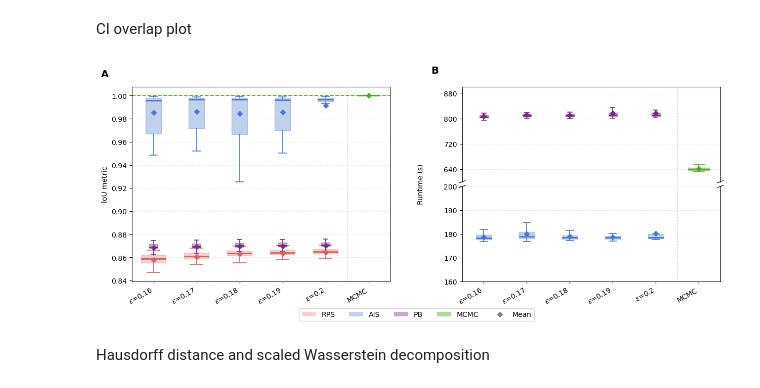
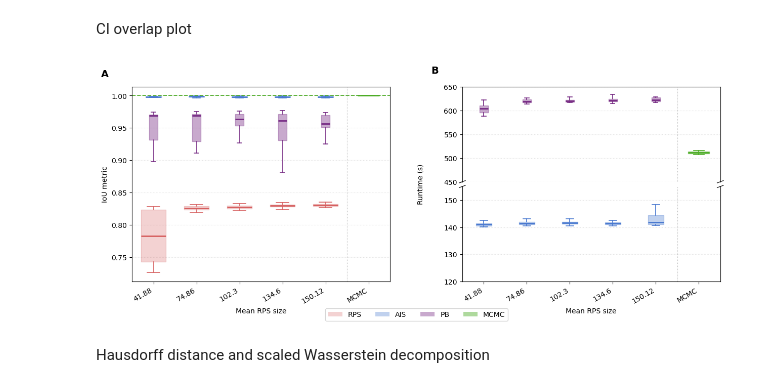
Before and after one commit to fyy2025/RHS-X, a Jupyter notebook: Code/simulation2.ipynb, the cells around one changed output. Cells and saved outputs as stored; diff of their text form; code cells hidden in the pictures.

```diff
--- a/Code/simulation2.ipynb
+++ b/Code/simulation2.ipynb
@@ -57,7 +58,7 @@ except ImportError:
 
 rows = []
 for rep, x in enumerate(data):
-    for key in eps_keys:
+    for key in theta_keys:
         rps_states = x[f"RPS_{key}_states"]
         pb_states = x[f"PB_{key}_states"]
         pb_logw = np.asarray(x[f"PB_{key}_logw"], dtype=float)
@@ -72,7 +73,7 @@ for rep, x in enumerate(data):
             new_mass = np.nan
         rows.append({
             "rep": rep,
-            "eps": float(key),
+            "theta": float(key),
             "rps_n": len(rps_states),
             "pb_n": len(pb_states),
             "pb_new_n": int(np.sum(~is_old)),
@@ -82,6 +83,6 @@ for rep, x in enumerate(data):
         })
 
 pb_overlap = pd.DataFrame(rows)
-pb_overlap.groupby("eps")[["rps_n", "pb_n", "pb_new_n", "pb_new_fraction", "pb_new_posterior_mass"]].mean()
+pb_overlap.groupby("theta")[["rps_n", "pb_n", "pb_new_n", "pb_new_fraction", "pb_new_posterior_mass"]].mean()
 # %% [output]
 |  | rps_n | pb_n | pb_new_n | pb_new_fraction | pb_new_posterior_mass |
@@ -94,3 +95,7 @@ pb_overlap.groupby("eps")[["rps_n", "pb_n", "pb_new_n", "pb_new_fraction", "pb_n
+# %%
+rps_df = pb_overlap.groupby("theta")[["rps_n", "pb_n", "pb_new_n", "pb_new_fraction", "pb_new_posterior_mass"]].mean()
+# %%
+theta_labels = [t for t in rps_df.rps_n]
 # %% [markdown]
 Posterior mean plot
 # %%
@@ -229,14 +234,14 @@ def ci_overlap_frac(a_m, b_m, a_ref, b_ref):
     ref_len = b_ref - a_ref
     return np.where(ref_len > 0, intersection / ref_len, np.nan)
 
-RPS_overlap = {k: [] for k in eps_keys}
-AIS_overlap = {k: [] for k in eps_keys}
-PB_overlap  = {k: [] for k in eps_keys}
+RPS_overlap = {k: [] for k in theta_keys}
+AIS_overlap = {k: [] for k in theta_keys}
+PB_overlap  = {k: [] for k in theta_keys}
 
 for x in data:
     mcmc_lo = x['MCMC_quantiles']['0.025']
     mcmc_hi = x['MCMC_quantiles']['0.975']
-    for key in eps_keys:
+    for key in theta_keys:
         rps_lo = x[f'RPS_{key}_quantiles']['0.025']; rps_hi = x[f'RPS_{key}_quantiles']['0.975']
         ais_lo = x[f'AIS_{key}_quantiles']['0.025']; ais_hi = x[f'AIS_{key}_quantiles']['0.975']
         pb_lo  = x[f'PB_{key}_quantiles']['0.025'];  pb_hi  = x[f'PB_{key}_quantiles']['0.975']
@@ -249,18 +254,18 @@ import matplotlib.pyplot as plt
 import matplotlib.patches as mpatches
 from matplotlib.patches import Patch
 
-cols = eps_keys
+cols = theta_keys
 x_pos = np.arange(len(cols))
 mcmc_pos = [len(cols)]
 
-RPS_time = {k: [] for k in eps_keys}
-AIS_time = {k: [] for k in eps_keys}
-PB_time  = {k: [] for k in eps_keys}
+RPS_time = {k: [] for k in theta_keys}
+AIS_time = {k: [] for k in theta_keys}
+PB_time  = {k: [] for k in theta_keys}
 MCMC_time = []
 for x in data:
     mcmc_t = x.get("MCMC_time", np.nan)
     MCMC_time.append(mcmc_t if np.isfinite(mcmc_t) and mcmc_t > 0 else np.nan)
-    for key in eps_keys:
+    for key in theta_keys:
         for target, field in [
             (RPS_time, f"RPS_{key}_time"),
             (AIS_time, f"AIS_{key}_time"),
@@ -272,34 +277,33 @@ for x in data:
 method_time_values = np.array([
     v
     for store in (RPS_time, AIS_time, PB_time)
-    for key in eps_keys
+    for key in theta_keys
     for v in store[key]
     if np.isfinite(v) and v > 0
 ])
 ais_time_values = np.array([
     v
-    for key in eps_keys
+    for key in theta_keys
     for v in AIS_time[key]
     if np.isfinite(v) and v > 0
 ])
 pb_time_values = np.array([
     v
-    for key in eps_keys
+    for key in theta_keys
     for v in PB_time[key]
     if np.isfinite(v) and v > 0
 ])
 mcmc_time_values = np.array([v for v in MCMC_time if np.isfinite(v) and v > 0])
 
-# Linear broken axis: break starts just above AIS so PB/MCMC keep readable values.
 all_time_values = np.concatenate([
     arr for arr in (method_time_values, mcmc_time_values) if len(arr)
 ]) if (len(method_time_values) or len(mcmc_time_values)) else np.array([])
 ais_top = np.nanmax(ais_time_values) if len(ais_time_values) else np.nanmax(method_time_values)
-low_min = 160.0
-low_max = 200
+low_min = 120.0
+low_max = 155
 above_break_values = all_time_values[all_time_values > low_max] if len(all_time_values) else np.array([])
-high_min = 600.0
-high_max = 900.0
+high_min = 450.0
+high_max = 650.0
 
 fig = plt.figure(figsize=(15, 5))
 gs = fig.add_gridspec(1, 2, width_ratios=[1, 1], wspace=0.28)
@@ -311,31 +315,32 @@ ax_time_low = fig.add_subplot(time_gs[1, 0], sharex=ax_time_high)
 ax_ci.text(-0.12, 1.04, 'A', transform=ax_ci.transAxes, fontsize=14, fontweight='bold', va='bottom')
 ax_time_high.text(-0.12, 1.12, 'B', transform=ax_time_high.transAxes, fontsize=14, fontweight='bold', va='bottom')
 
-# CI overlap with MCMC baseline.
 aligned_boxplot(ax_ci, [RPS_overlap[c] for c in cols], x_pos, rps_color, width=0.58, alpha=0.28)
 aligned_boxplot(ax_ci, [AIS_overlap[c] for c in cols], x_pos, ais_color, width=0.36, alpha=0.34)
 aligned_boxplot(ax_ci, [PB_overlap[c]  for c in cols], x_pos, pb_color,  width=0.20, alpha=0.40)
 aligned_boxplot(ax_ci, [np.ones(len(data))], mcmc_pos, mcmc_color, width=0.50, alpha=0.45)
-mean_diamonds(ax_ci, [RPS_overlap[c] for c in cols], x_pos, rps_color)
-mean_diamonds(ax_ci, [AIS_overlap[c] for c in cols], x_pos, ais_color)
-mean_diamonds(ax_ci, [PB_overlap[c]  for c in cols], x_pos, pb_color)
-mean_diamonds(ax_ci, [np.ones(len(data))], mcmc_pos, mcmc_color)
+# mean_diamonds(ax_ci, [RPS_overlap[c] for c in cols], x_pos, rps_color)
+# mean_diamonds(ax_ci, [AIS_overlap[c] for c in cols], x_pos, ais_color)
+# mean_diamonds(ax_ci, [PB_overlap[c]  for c in cols], x_pos, pb_color)
+# mean_diamonds(ax_ci, [np.ones(len(data))], mcmc_pos, mcmc_color)
 ax_ci.axhline(1.0, color=mcmc_color, linestyle='--', linewidth=1.4, alpha=0.9)
 ax_ci.axvline(len(cols) - 0.5, color='gray', linestyle=':', linewidth=0.8, alpha=0.6)
 ax_ci.set_xticks(list(x_pos) + mcmc_pos)
-ax_ci.set_xticklabels(eps_labels + ['MCMC'], rotation=30, ha='right')
-ax_ci.set_ylabel('loU metric')
+ax_ci.set_xticklabels(theta_labels + ['MCMC'], rotation=30, ha='right')
+ax_ci.set_ylabel('IoU metric')
+ax_ci.set_xlabel("Mean RPS size")
+
 ax_ci.grid(axis='y', linestyle=':', alpha=0.4)
 
 def plot_runtime_axis(ax):
-    aligned_boxplot(ax, [RPS_time[k] for k in eps_keys], x_pos, rps_color, width=0.58, alpha=0.28)
-    aligned_boxplot(ax, [AIS_time[k] for k in eps_keys], x_pos, ais_color, width=0.36, alpha=0.34)
-    aligned_boxplot(ax, [PB_time[k]  for k in eps_keys], x_pos, pb_color,  width=0.20, alpha=0.40)
+    aligned_boxplot(ax, [RPS_time[k] for k in theta_keys], x_pos, rps_color, width=0.58, alpha=0.28)
+    aligned_boxplot(ax, [AIS_time[k] for k in theta_keys], x_pos, ais_color, width=0.36, alpha=0.34)
+    aligned_boxplot(ax, [PB_time[k]  for k in theta_keys], x_pos, pb_color,  width=0.20, alpha=0.40)
     aligned_boxplot(ax, [MCMC_time], mcmc_pos, mcmc_color, width=0.50, alpha=0.45)
-    mean_diamonds(ax, [RPS_time[k] for k in eps_keys], x_pos, rps_color)
-    mean_diamonds(ax, [AIS_time[k] for k in eps_keys], x_pos, ais_color)
-    mean_diamonds(ax, [PB_time[k]  for k in eps_keys], x_pos, pb_color)
-    mean_diamonds(ax, [MCMC_time], mcmc_pos, mcmc_color)
+    # mean_diamonds(ax, [RPS_time[k] for k in theta_keys], x_pos, rps_color)
+    # mean_diamonds(ax, [AIS_time[k] for k in theta_keys], x_pos, ais_color)
+    # mean_diamonds(ax, [PB_time[k]  for k in theta_keys], x_pos, pb_color)
+    # mean_diamonds(ax, [MCMC_time], mcmc_pos, mcmc_color)
     ax.axvline(len(cols) - 0.5, color='gray', linestyle=':', linewidth=0.8, alpha=0.6)
     ax.grid(axis='y', linestyle=':', alpha=0.4)
 
@@ -350,44 +355,42 @@ ax_time_high.spines['bottom'].set_visible(False)
 ax_time_low.spines['top'].set_visible(False)
 ax_time_high.tick_params(labelbottom=False, bottom=False)
 ax_time_low.set_xticks(list(x_pos) + mcmc_pos)
-ax_time_low.set_xticklabels(eps_labels + ['MCMC'], rotation=30, ha='right')
+ax_time_low.set_xticklabels(theta_labels + ['MCMC'], rotation=30, ha='right')
 ax_time_low.set_ylabel('')
+ax_time_low.set_xlabel("Mean RPS size")
 
-# Centered y-label for the full broken-axis time panel.
+
 fig.canvas.draw_idle()
 time_pos_high = ax_time_high.get_position()
 time_pos_low = ax_time_low.get_position()
 fig.text(
     time_pos_low.x0 - 0.055,
     (time_pos_low.y0 + time_pos_high.y1) / 2,
     'Runtime (s)',
-    rotation=90,
-    va='center',
-    ha='center',
+    rotation=90, va='center', ha='center',
 )
 
-# Diagonal marks for the broken y-axis.
 d = 0.012
 kwargs = dict(transform=ax_time_high.transAxes, color='k', clip_on=False, linewidth=0.9)
 ax_time_high.plot((-d, +d), (-d, +d), **kwargs)
 ax_time_high.plot((1 - d, 1 + d), (-d, +d), **kwargs)
 kwargs.update(transform=ax_time_low.transAxes)
 ax_time_low.plot((-d, +d), (1 - d, 1 + d), **kwargs)
 ax_time_low.plot((1 - d, 1 + d), (1 - d, 1 + d), **kwargs)
 
 legend_elements = [
     mpatches.Patch(facecolor=rps_color, alpha=0.28, label='RPS'),
     mpatches.Patch(facecolor=ais_color, alpha=0.34, label='AIS'),
     mpatches.Patch(facecolor=pb_color,  alpha=0.40, label='PB'),
     mpatches.Patch(facecolor=mcmc_color, alpha=0.45, label='MCMC'),
-    plt.Line2D([0], [0], marker='D', color='gray', markersize=5, linestyle='None', label='Mean'),
+    # plt.Line2D([0], [0], marker='D', color='gray', markersize=5, linestyle='None', label='Mean'),
 ]
 fig.legend(handles=legend_elements, loc='lower center', ncol=5, frameon=True, bbox_to_anchor=(0.5, -0.06))
 plt.tight_layout(rect=[0, 0.22, 1, 1])
-plt.savefig('../Figures/simulation2_ci_overlap_time.png', dpi=150, bbox_inches='tight')
+plt.savefig('../Figures/simulation2_ci_overlap_time_final.png', dpi=150, bbox_inches='tight')
 plt.show()
 # %% [output]
-[figure, old version]
+[figure, new version]
 # %% [markdown]
 Hausdorff distance and scaled Wasserstein decomposition
 # %%
```
Also changed, not shown: parts of 6 cells of this notebook, 1 other file.
